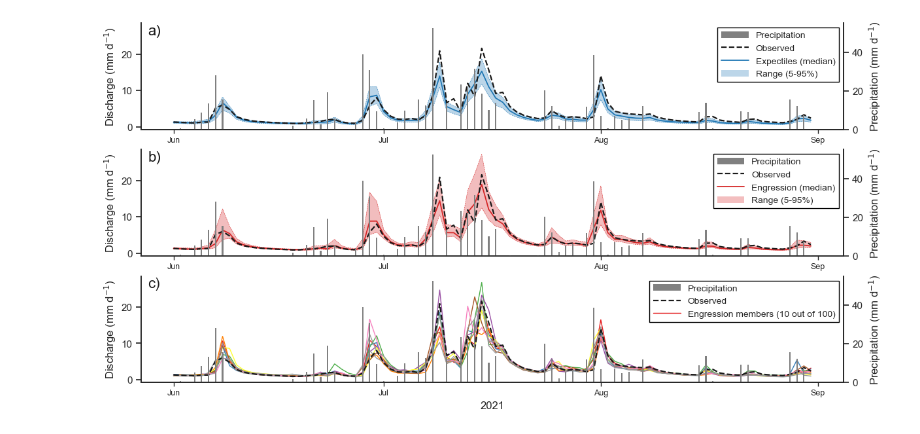
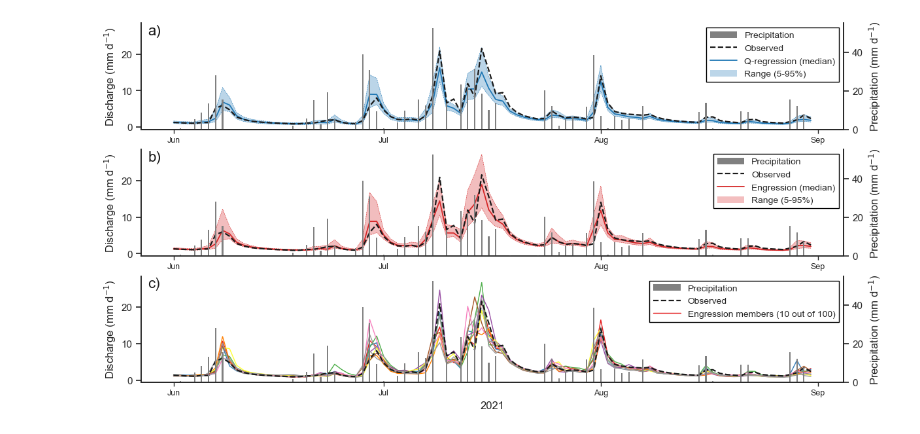
Before and after one commit to bask0/mach-flow-engression, a Jupyter notebook: analysis/code_steven/03_time_series.ipynb, the cells around one changed output. Drawn from its saved outputs; the diff is of its cells as text; code cells hidden in the pictures.

```diff
--- a/analysis/code_steven/03_time_series.ipynb
+++ b/analysis/code_steven/03_time_series.ipynb
@@ -13,7 +13,8 @@ set_matplotlib_config()
 SAVE_DIR = Path('../figures/')
 # %%
 exp = xr.open_zarr(
-    '/net/argon/landclim/kraftb/machflow_engression/runs_expectiles/default/xval/fold_000/preds.zarr/'
+    # '/net/argon/landclim/kraftb/machflow_engression/runs_expectiles/default/xval/fold_000/preds.zarr/'
+    '/net/argon/landclim/kraftb/machflow_engression/runs_quantiles/default/xval/fold_000/preds.zarr/'
 ).isel(time=slice(365, None)).sel(time=slice('2017', '2022'))
 exp = exp.where((exp.folds > 0).compute(), drop=True)[['Qmm', 'Qmm_mod', 'P']].compute()
 
@@ -32,7 +33,7 @@ ax2 = fig.add_subplot(gs[2], sharey=ax0)
 time = slice('2021-06', '2021-08')
 station = 'CHFO-0090'
 
-for i, (name, ds) in enumerate(zip(['Expectiles', 'Engression'], [exp, eng])):
+for i, (name, ds) in enumerate(zip(['Q-regression', 'Engression'], [exp, eng])):
 
     ax = [ax0, ax1][i]
 
@@ -100,7 +101,7 @@ color = 'tab:red'
 ds_sel = eng.sel(station=station, time=time)
 ax.plot(ds_sel.time, ds_sel.Qmm, zorder=20, color='k', ls='--', lw=1.6, label='Observed')
 
-med = ds_sel.Qmm_mod.median('member')
+med = ds_sel.Qmm_mod.mean('member')
 low = ds_sel.Qmm_mod.quantile(0.05, 'member')
 high = ds_sel.Qmm_mod.quantile(0.95, 'member')
 
@@ -139,31 +140,31 @@ ax.legend(
     bbox_to_anchor=(1.0, 1),
     ncol=1,
     columnspacing=1,
     handlelength=3)
 
 ax.set_ylabel('Discharge (mm d$^{-1}$)')
 ax_twin.set_ylabel('Precipitation (mm d$^{-1}$)')
 
 ax.set_rasterization_zorder(-5)
 
 for ax, label in zip([ax0, ax1, ax2], ['a)', 'b)', 'c)']):
     ax.annotate(label, xy=(0.01, 0.99), xycoords='axes fraction', fontsize=16,
                 ha='left', va='top', color='k')
 
     ax.xaxis.set_major_locator(mdates.YearLocator())
     ax.xaxis.set_major_formatter(mdates.DateFormatter('\n%Y'))  # newline to place it below
 
     # Set minor ticks to months
     ax.xaxis.set_minor_locator(mdates.MonthLocator())
     ax.xaxis.set_minor_formatter(mdates.DateFormatter('%b'))
 
     # Show both major and minor tick labels
     ax.tick_params(axis='x', which='major', labelsize=10)
     ax.tick_params(axis='x', which='minor', labelsize=9)
 
 ax.set_xlabel('2021')
 
 fig.autofmt_xdate()
 fig.savefig(SAVE_DIR / 'time_series.eps', dpi=300, bbox_inches='tight')
 # %% [output]
-[figure, old version]
+[figure, new version]
```
Also changed, not shown: parts of 16 cells of this notebook, 6 other files.
